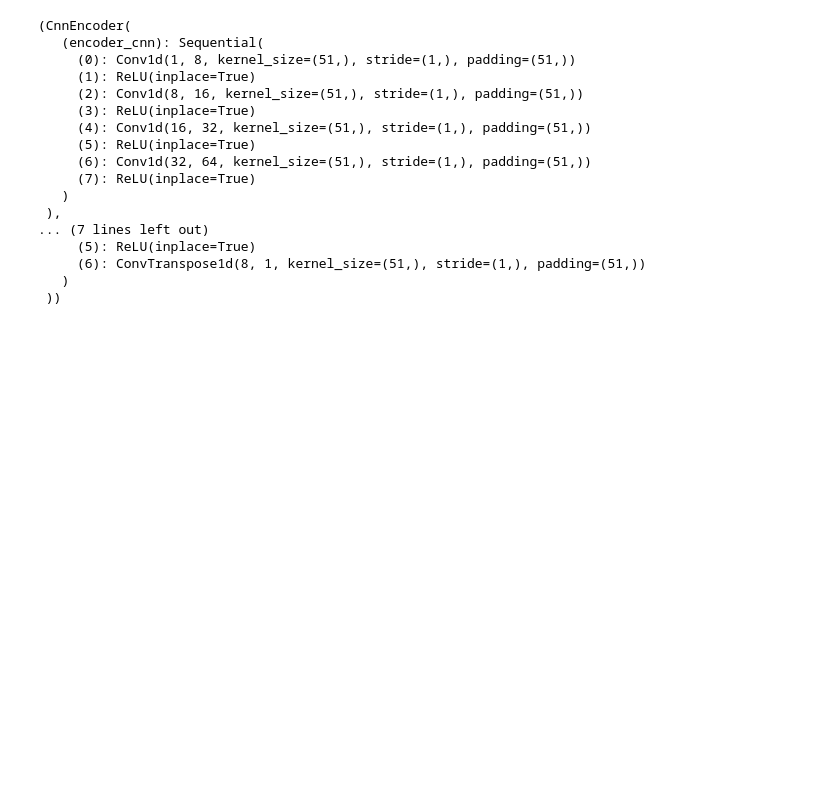
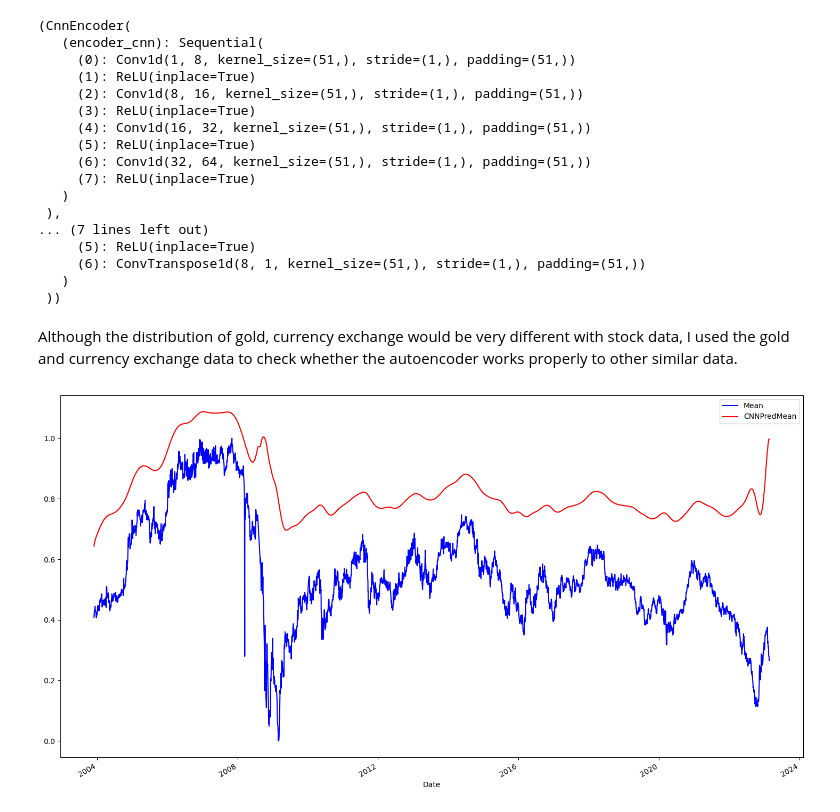
Before and after one commit to SOL1archive/Fin-Data-Denoising, a Jupyter notebook: autoencoder-test.ipynb, the cells around one changed output. Cells and saved outputs as stored; diff of their text form; code cells hidden in the pictures; blank space fills up the shorter version.

Commit message:
update:test gold and currency

```diff
--- a/autoencoder-test.ipynb
+++ b/autoencoder-test.ipynb
@@ -54,6 +54,16 @@ cnn_encoder.eval(), cnn_decoder.eval()
      (6): ConvTranspose1d(8, 1, kernel_size=(51,), stride=(1,), padding=(51,))
    )
  ))
-# %%
-data = torch.tensor(load_df('data/krw-usd.csv')['Mean'])
-# Although the distribution of currency exchange would be very different with stock data, I used the currency exchange data to check whether the autoencoder works properly to other similar data.
+# %%
+def get_data(data_name):
+    df = load_df(f'data/{data_name}.csv')
+    df[df.columns] = MinMaxScaler().fit_transform(df.values)
+    data = df['Mean']
+    data = torch.tensor(data, dtype=torch.float32).unsqueeze(0)
+
+    return df, data
+# %%
+gold_df, gold_data = get_data('gold')
+currency_df, currency_data = get_data('krw-usd')
+# %% [markdown]
+Although the distribution of gold, currency exchange would be very different with stock data, I used the gold and currency exchange data to check whether the autoencoder works properly to other similar data.
@@ -59,0 +84,4 @@ data = torch.tensor(load_df('data/krw-usd.csv')['Mean'])
+# %%
+_ = currency_df[['Mean', 'CNNPredMean']].plot(color=['b', 'r'], figsize=(18, 10))
+# %% [output]
+[figure, added]
```
Also changed, not shown: parts of 5 cells of this notebook.
